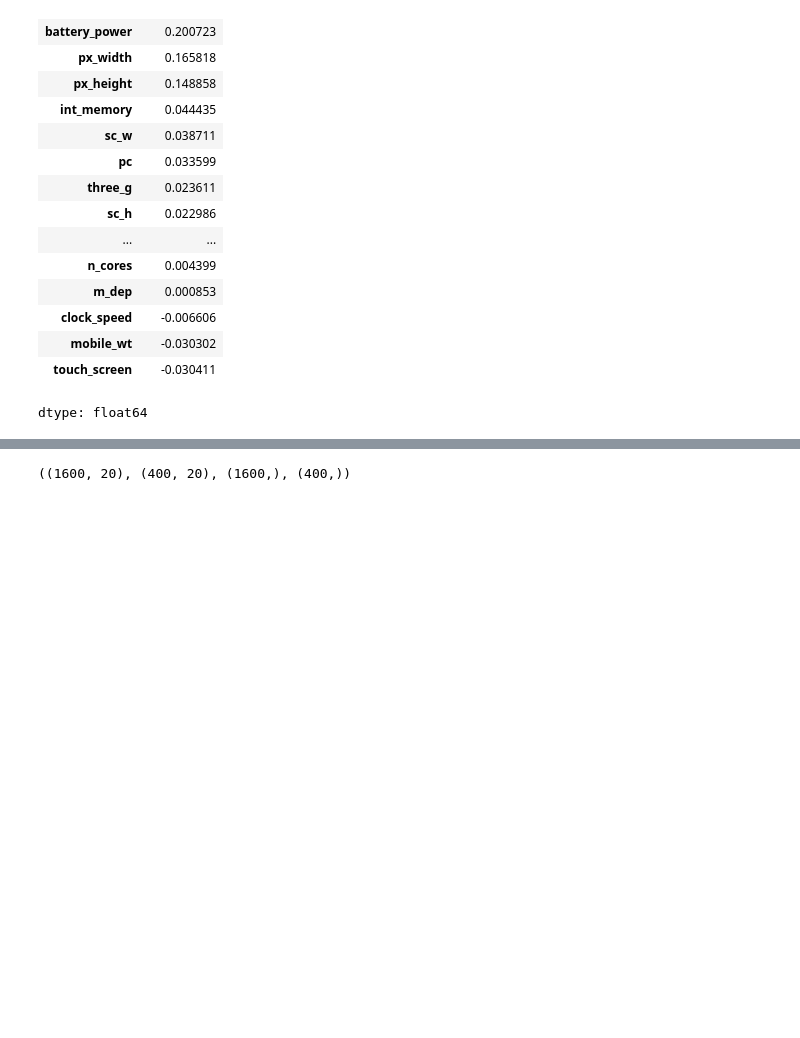
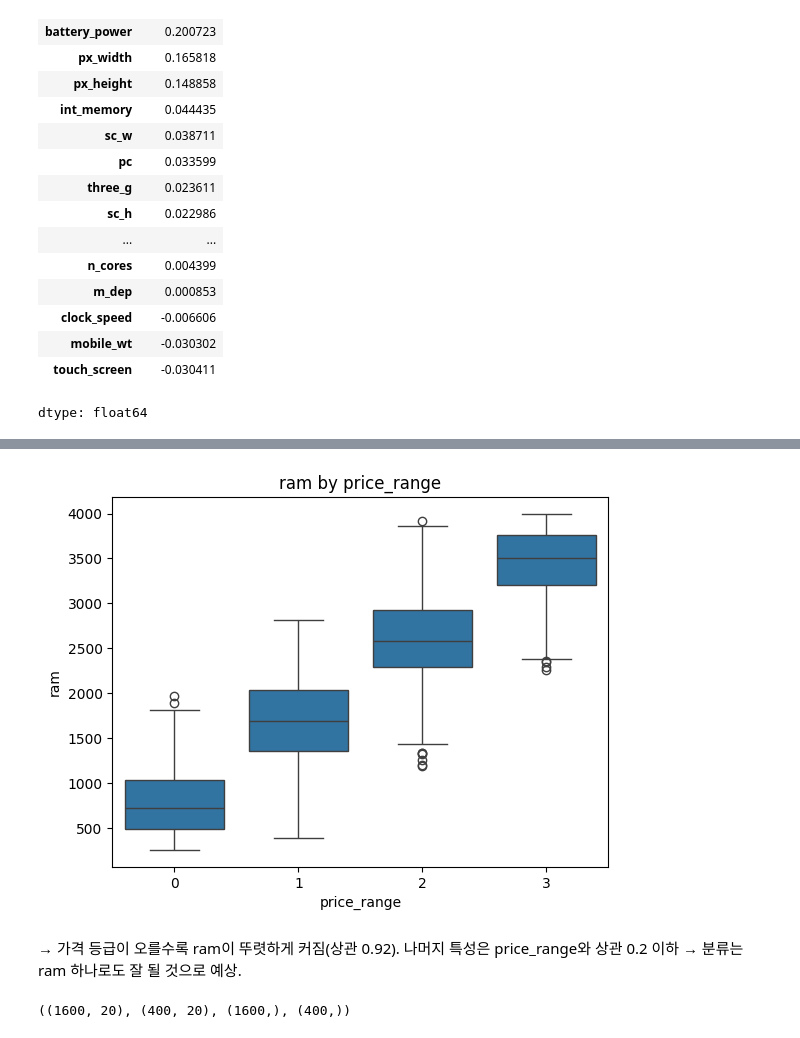
Before and after one commit to HONGSAHUN/AI-Class, a Jupyter notebook: Week08_1026/mobile_classification_Regression_1026.ipynb, the cells around one changed output, grey strips where cells are left out. Saved outputs shown, nothing was run; the diff lists cells and outputs as text; code cells hidden in the pictures; blank space fills up the shorter version.

```diff
--- a/Week08_1026/mobile_classification_Regression_1026.ipynb
+++ b/Week08_1026/mobile_classification_Regression_1026.ipynb
@@ -75,3 +82,11 @@ dtype: float64
+# %%
+sns.boxplot(data=df, x='price_range', y='ram')
+plt.title('ram by price_range')
+plt.show()
+# %% [output]
+[figure, added]
+# %% [markdown]
+→ 가격 등급이 오를수록 ram이 뚜렷하게 커짐(상관 0.92). 나머지 특성은 price_range와 상관 0.2 이하 → 분류는 ram 하나로도 잘 될 것으로 예상.
 # %%
 X = df.drop('price_range', axis=1)
 y = df['price_range']
```
Also changed, not shown: parts of 11 cells of this notebook.
